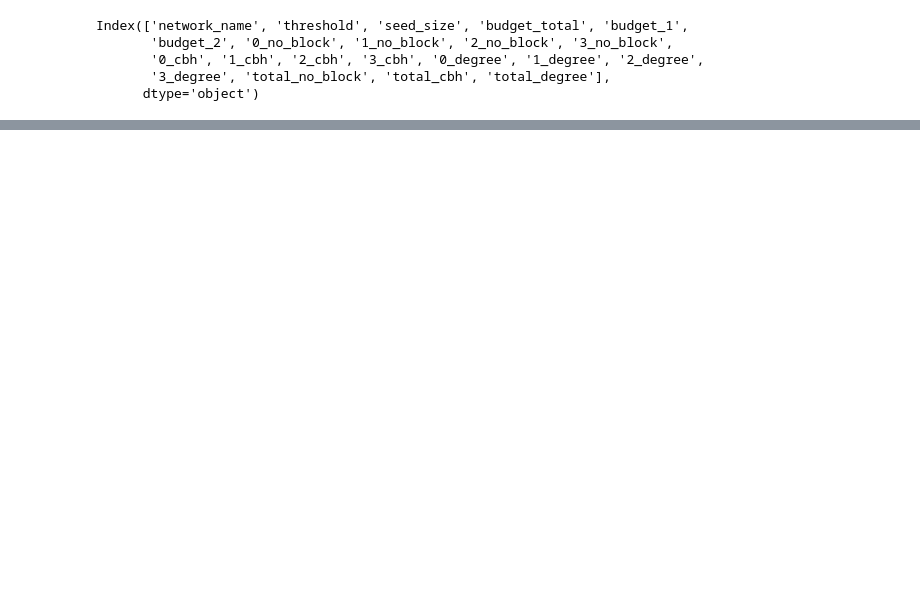
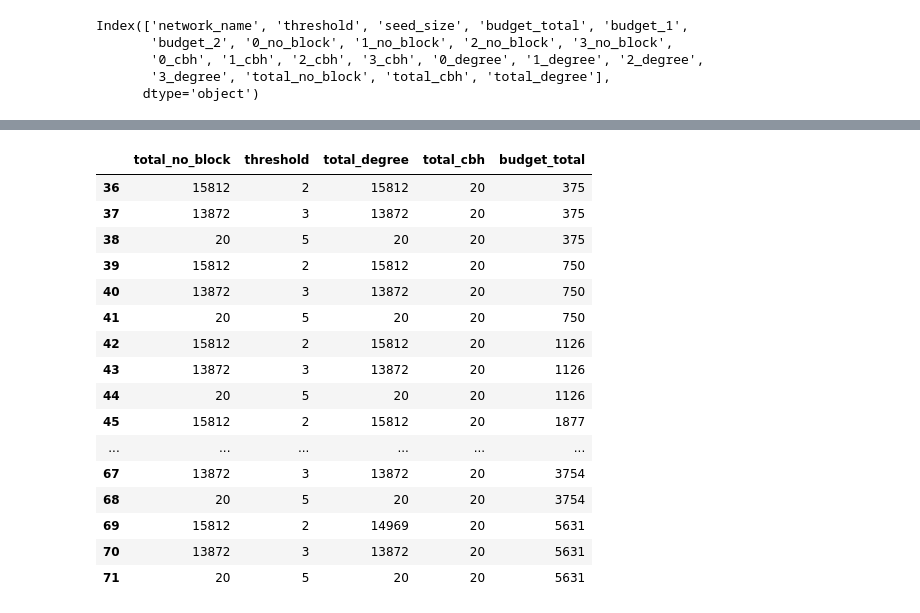
Before and after one commit to hcars/threshold_simulations_refactored, a Jupyter notebook: complex_net_proposal/experiment_results/analysis.ipynb, the cells around one changed output, grey strips where cells are left out. Saved outputs shown, nothing was run; the diff lists cells and outputs as text; code cells hidden in the pictures; blank space fills up the shorter version.

```diff
--- a/complex_net_proposal/experiment_results/analysis.ipynb
+++ b/complex_net_proposal/experiment_results/analysis.ipynb
@@ -42,0 +45,23 @@ for name in names:
+# %%
+astroph = results[(results.network_name == "astroph")]
+
+astro_sub_df = astroph[['total_no_block', 'threshold', 'total_degree', 'total_cbh', 'budget_total' ]]
+astro_sub_df
+# %% [output]
+|  | total_no_block | threshold | total_degree | total_cbh | budget_total |
+| 36 | 15812 | 2 | 15812 | 20 | 375 |
+| 37 | 13872 | 3 | 13872 | 20 | 375 |
+| 38 | 20 | 5 | 20 | 20 | 375 |
+| 39 | 15812 | 2 | 15812 | 20 | 750 |
+| 40 | 13872 | 3 | 13872 | 20 | 750 |
+| 41 | 20 | 5 | 20 | 20 | 750 |
+| 42 | 15812 | 2 | 15812 | 20 | 1126 |
+| 43 | 13872 | 3 | 13872 | 20 | 1126 |
+| 44 | 20 | 5 | 20 | 20 | 1126 |
+| 45 | 15812 | 2 | 15812 | 20 | 1877 |
+| ... | ... | ... | ... | ... | ... |
+| 67 | 13872 | 3 | 13872 | 20 | 3754 |
+| 68 | 20 | 5 | 20 | 20 | 3754 |
+| 69 | 15812 | 2 | 14969 | 20 | 5631 |
+| 70 | 13872 | 3 | 13872 | 20 | 5631 |
+| 71 | 20 | 5 | 20 | 20 | 5631 |
```
Also changed, not shown: parts of 1 cell of this notebook, 4 other files.
